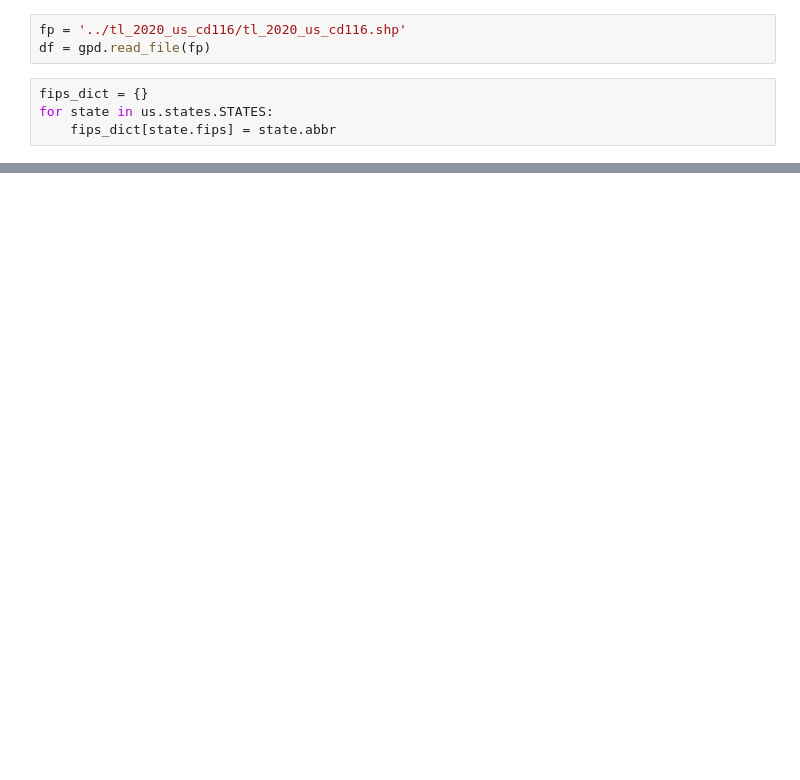
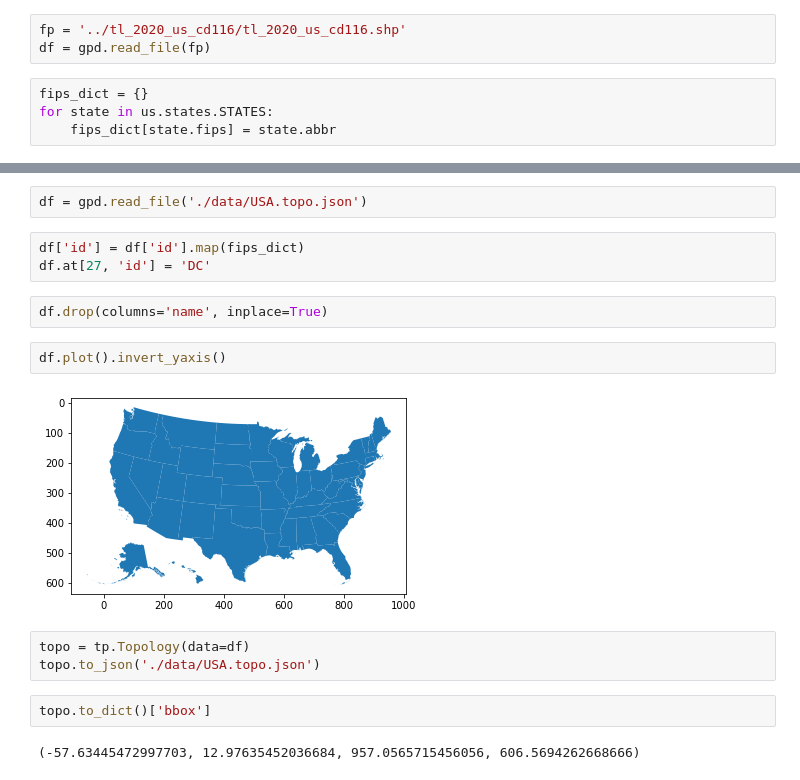
Before and after one commit to wplam107/rep_db, a Jupyter notebook: notebooks/acq_geo.ipynb, the cells around one changed output, grey strips where cells are left out. Cells and saved outputs as stored; diff of their text form; blank space fills up the shorter version.

```diff
--- a/notebooks/acq_geo.ipynb
+++ b/notebooks/acq_geo.ipynb
@@ -32,0 +70,18 @@ df.to_file('cd_geo.json', driver='GeoJSON')
+# %%
+df = gpd.read_file('./data/USA.topo.json')
+# %%
+df['id'] = df['id'].map(fips_dict)
+df.at[27, 'id'] = 'DC'
+# %%
+df.drop(columns='name', inplace=True)
+# %%
+df.plot().invert_yaxis()
+# %% [output]
+[figure, added]
+# %%
+topo = tp.Topology(data=df)
+topo.to_json('./data/USA.topo.json')
+# %%
+topo.to_dict()['bbox']
+# %% [output]
+(-57.63445472997703, 12.97635452036684, 957.0565715456056, 606.5694262668666)
```
Also changed, not shown: parts of 13 cells of this notebook, 1 other file.
